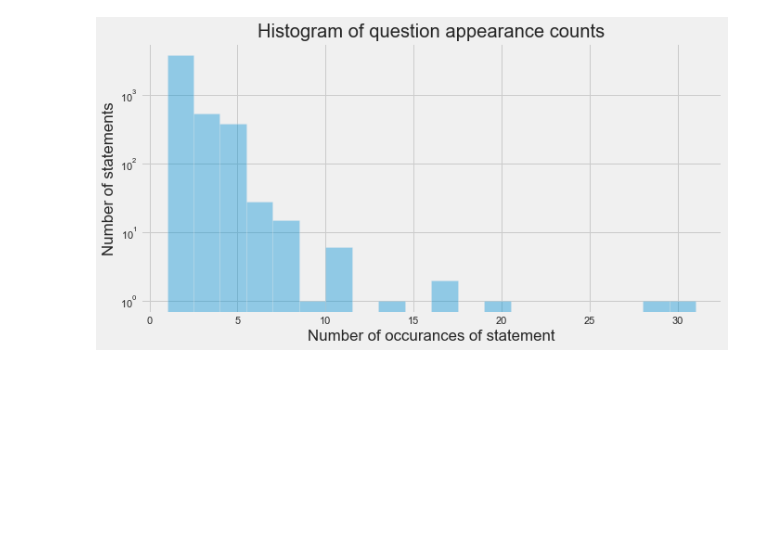
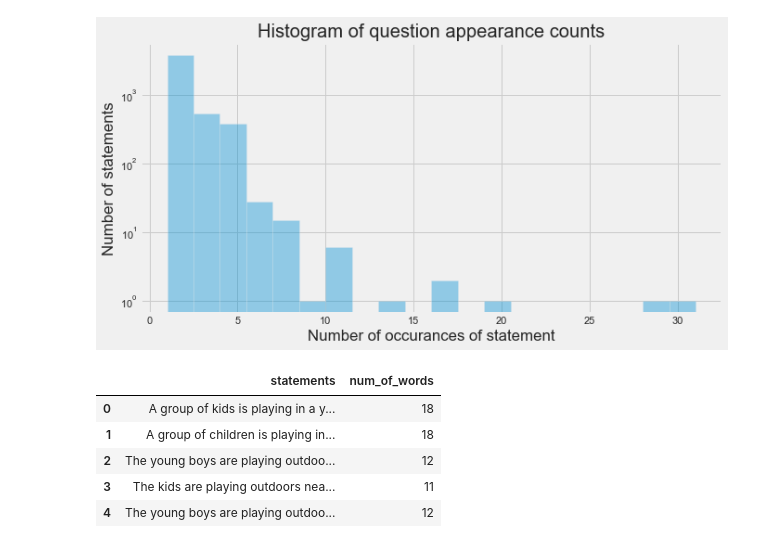
Before and after one commit to loganrane/MachineLearning101, a Jupyter notebook: Projects/Sentence Pairs.ipynb, the cells around one changed output. Cells and saved outputs as stored; diff of their text form; code cells hidden in the pictures; blank space fills up the shorter version.

```diff
--- a/Projects/Sentence Pairs.ipynb
+++ b/Projects/Sentence Pairs.ipynb
@@ -122,0 +137,10 @@ Max number of times a single statement is repeated: 31
+# %%
+total_statements['num_of_words'] = total_statements['statements'].apply(lambda x: len(str(x).split()))
+total_statements.head()
+# %% [output]
+|  | statements | num_of_words |
+| 0 | A group of kids is playing in a y... | 18 |
+| 1 | A group of children is playing in... | 18 |
+| 2 | The young boys are playing outdoo... | 12 |
+| 3 | The kids are playing outdoors nea... | 11 |
+| 4 | The young boys are playing outdoo... | 12 |
```
Also changed, not shown: parts of 35 cells of this notebook.
